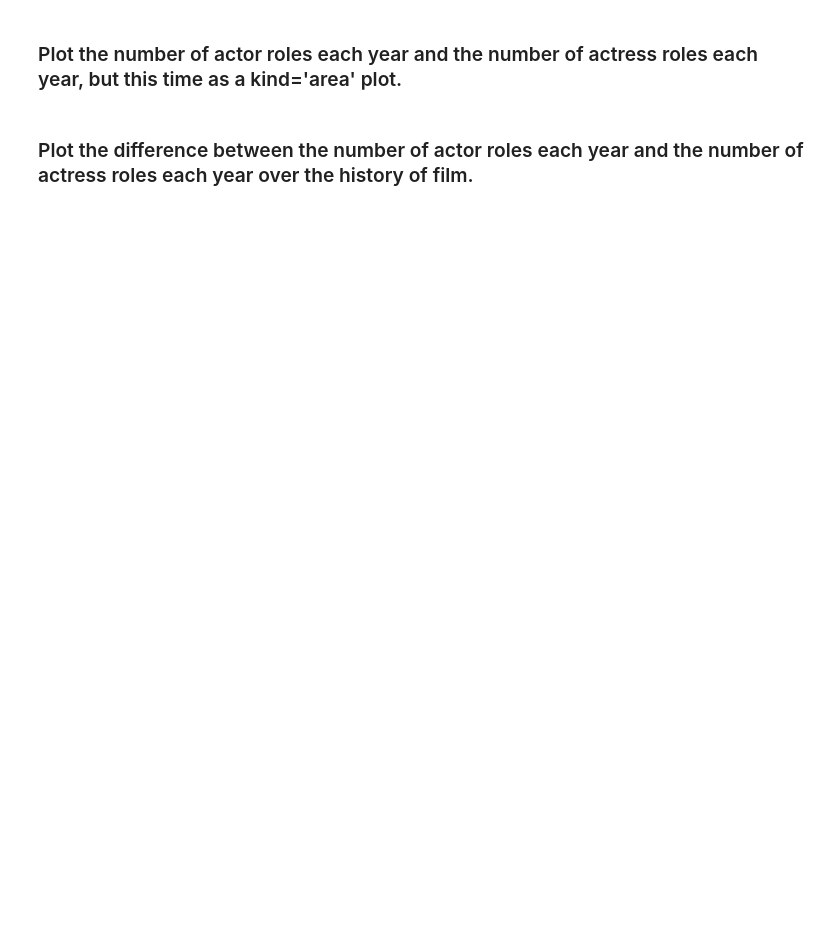
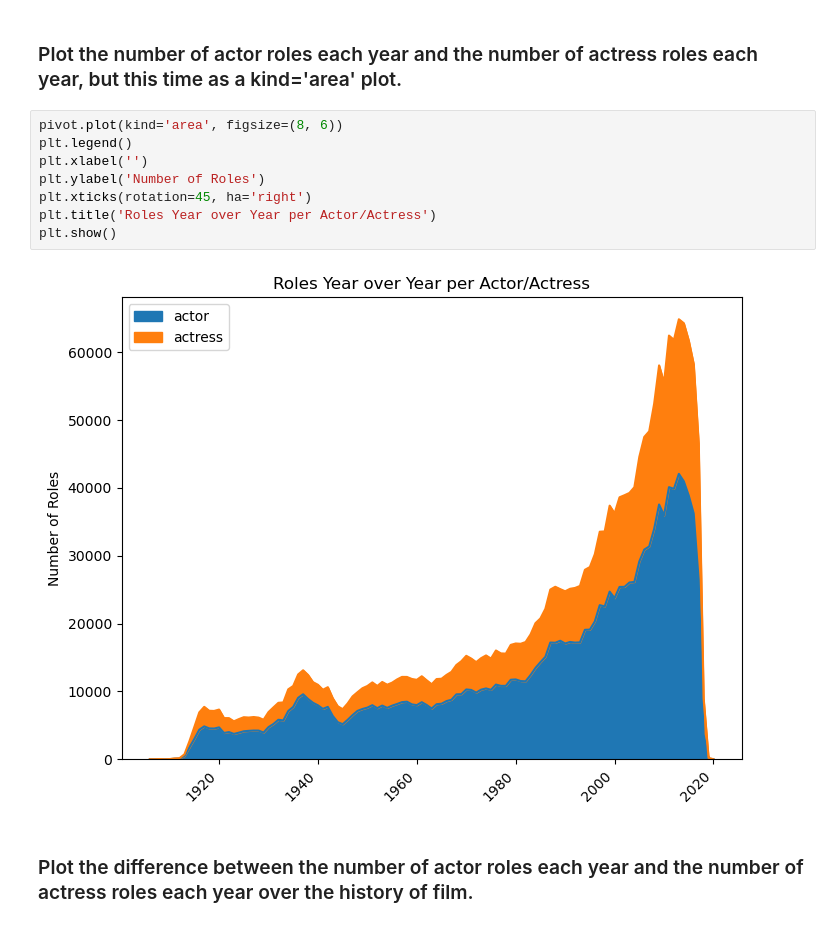
Before and after one commit to ronibars/pycon-pandas-tutorial, a Jupyter notebook: Exercises-4.ipynb, the cells around one changed output. Saved outputs shown, nothing was run; the diff lists cells and outputs as text; blank space fills up the shorter version.

```diff
--- a/Exercises-4.ipynb
+++ b/Exercises-4.ipynb
@@ -78,4 +102,14 @@ print(sup_bat_merged2.loc[sup_bat_merged2['remark'] == 'Batman Year'])
 # %% [markdown]
 ### Plot the number of actor roles each year and the number of actress roles each year, but this time as a kind='area' plot.
+# %%
+pivot.plot(kind='area', figsize=(8, 6))
+plt.legend()
+plt.xlabel('')
+plt.ylabel('Number of Roles')
+plt.xticks(rotation=45, ha='right')
+plt.title('Roles Year over Year per Actor/Actress')
+plt.show()
+# %% [output]
+[figure, added]
 # %% [markdown]
 ### Plot the difference between the number of actor roles each year and the number of actress roles each year over the history of film.
```
Also changed, not shown: parts of 6 cells of this notebook.
